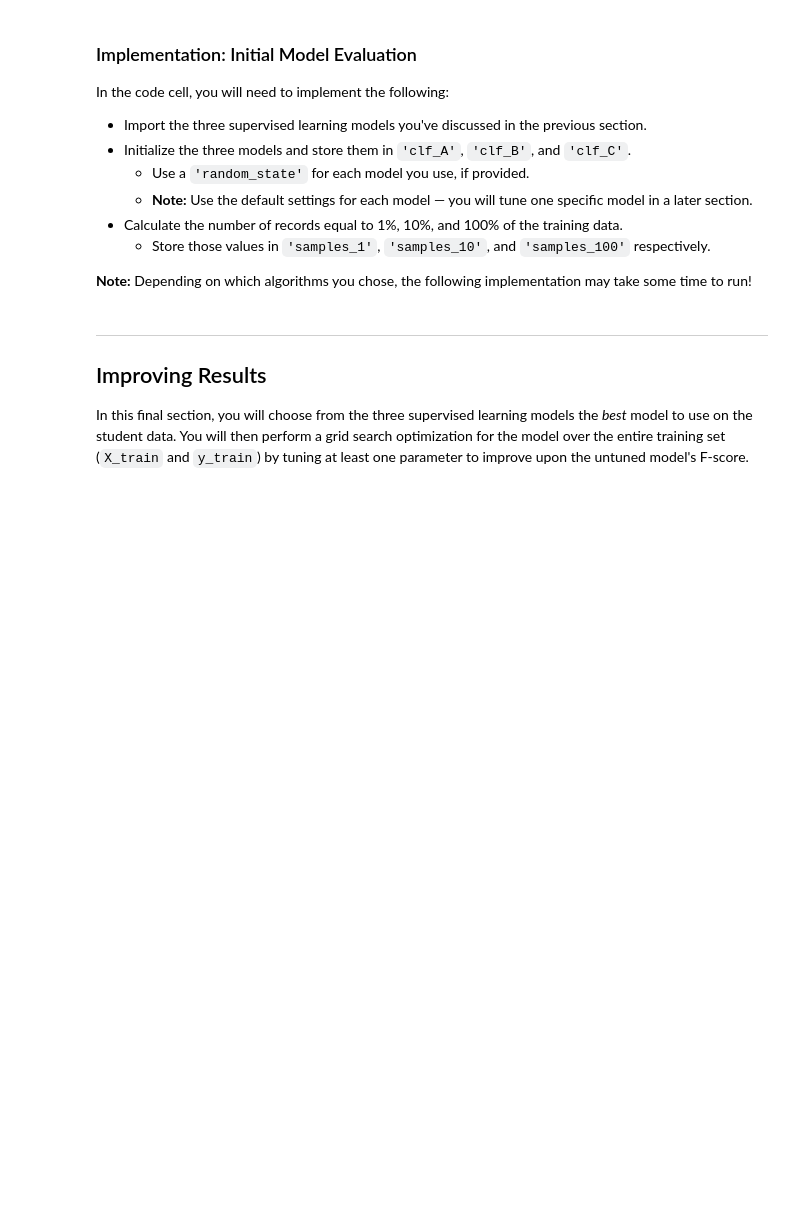
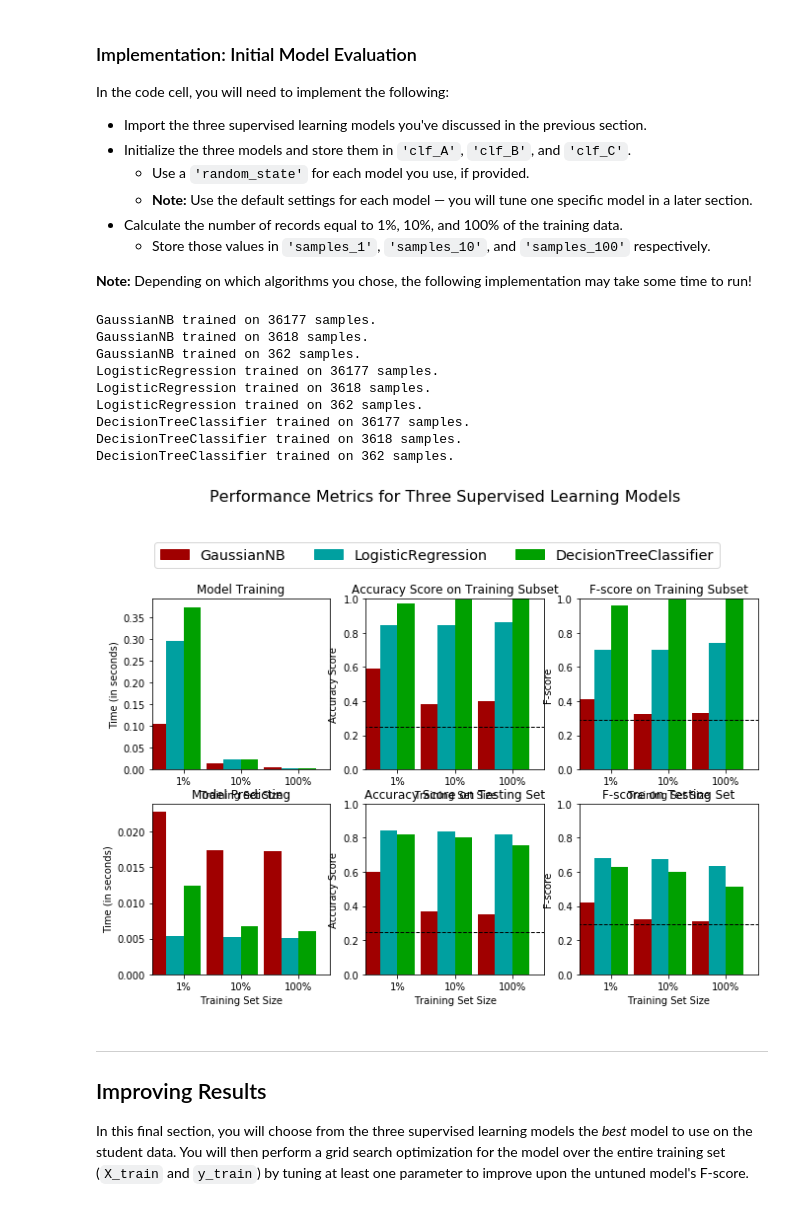
Before and after one commit to Sarah906/DSND_Term1, a Jupyter notebook: projects/p1_charityml/finding_donors.ipynb, the cells around one changed output. Cells and saved outputs as stored; diff of their text form; code cells hidden in the pictures; blank space fills up the shorter version.

```diff
--- a/projects/p1_charityml/finding_donors.ipynb
+++ b/projects/p1_charityml/finding_donors.ipynb
@@ -265,11 +238,8 @@ TN = 0 # No predicted negatives in the naive case
 FN = 0 # No predicted negatives in the naive case
 
 # TODO: Calculate accuracy, precision and recall
-# Accuracy = TP+TN/TP+FP+FN+TN
-accuracy = TP+TN/TP+FP+FN+TN
-# Recall = TP/TP+FN
+accuracy = (TP+TN)/(TP+FP+FN+TN)
 recall = (TP /(TP+FN))
-# Precision = TP/TP+FP
 precision = (TP /(TP+FP))
 
 # TODO: Calculate F-score using the formula above for beta = 0.5 and correct values for precision and recall.
@@ -415,7 +376,7 @@ def train_predict(learner, sample_size, X_train, y_train, X_test, y_test):
 
     # TODO: Fit the learner to the training data using slicing with 'sample_size' using .fit(training_features[:], training_labels[:])
     start = time() # Get start time
-    learner =     learner.fit(X_train,y_train)
+    learner = learner.fit(X_train[:sample_size],y_train[:sample_size])
 
 
 
@@ -429,23 +390,23 @@ def train_predict(learner, sample_size, X_train, y_train, X_test, y_test):
     #       then get predictions on the first 300 training samples(X_train) using .predict()
     start = time() # Get start time
     predictions_test = learner.predict(X_test)
-    predictions_train = learner.predict(X_train)
+    predictions_train = learner.predict(X_train[:300])
     end = time() # Get end time
 
     # TODO: Calculate the total prediction time
     results['pred_time'] = end-start
 
     # TODO: Compute accuracy on the first 300 training samples which is y_train[:300]
-    results['acc_train'] = accuracy_score(y_train,predictions_train)
+    results['acc_train'] = accuracy_score(y_train[:300],predictions_train)
 
     # TODO: Compute accuracy on test set using accuracy_score()
     results['acc_test'] = accuracy_score(y_test,predictions_test)
 
     # TODO: Compute F-score on the the first 300 training samples using fbeta_score()
-    results['f_train'] = fbeta_score(y_train,predictions_train ,beta=0.5)
+    results['f_train'] = fbeta_score(y_train[:300],predictions_train , average='binary' ,beta=0.5)
 
     # TODO: Compute F-score on the test set which is y_test
-    results['f_test'] = fbeta_score(y_test,predictions_test, beta=0.5)
+    results['f_test'] = fbeta_score(y_test,predictions_test, average='binary' ,beta=0.5)
 
     # Success
     print("{} trained on {} samples.".format(learner.__class__.__name__, sample_size))
@@ -466,32 +427,44 @@ In the code cell, you will need to implement the following:
 # %%
 # TODO: Import the three supervised learning models from sklearn
 from sklearn.linear_model import LogisticRegression
 from sklearn.tree import DecisionTreeClassifier
-from sklearn.neighbors import KNeighborsClassifier
+from sklearn.naive_bayes import GaussianNB
+
 # TODO: Initialize the three models
-clf_A = KNeighborsClassifier()
+clf_A = GaussianNB()
 clf_B = LogisticRegression()
 clf_C = DecisionTreeClassifier()
 
 # TODO: Calculate the number of samples for 1%, 10%, and 100% of the training data
 # HINT: samples_100 is the entire training set i.e. len(y_train)
 # HINT: samples_10 is 10% of samples_100 (ensure to set the count of the values to be `int` and not `float`)
 # HINT: samples_1 is 1% of samples_100 (ensure to set the count of the values to be `int` and not `float`)
-samples_100 = len(y_train)
-samples_10 = (len(y_train)/100)*10
-samples_1 = (len(y_train)/100)*1
+samples_100 = round(len(X_train) /100)
+samples_10 =  round(len(X_train) / 10)
+samples_1 =   round(len(X_train))
 
 # Collect results on the learners
 results = {}
 for clf in [clf_A, clf_B, clf_C]:
     clf_name = clf.__class__.__name__
     results[clf_name] = {}
     for i, samples in enumerate([samples_1, samples_10, samples_100]):
         results[clf_name][i] = \
         train_predict(clf, samples, X_train, y_train, X_test, y_test)
 
 # Run metrics visualization for the three supervised learning models chosen
 vs.evaluate(results, accuracy, fscore)
+# %% [output]
+GaussianNB trained on 36177 samples.
+GaussianNB trained on 3618 samples.
+GaussianNB trained on 362 samples.
+LogisticRegression trained on 36177 samples.
+LogisticRegression trained on 3618 samples.
+LogisticRegression trained on 362 samples.
+DecisionTreeClassifier trained on 36177 samples.
+DecisionTreeClassifier trained on 3618 samples.
+DecisionTreeClassifier trained on 362 samples.
+[figure, added]
 # %% [markdown]
 ----
 ## Improving Results
```
Also changed, not shown: parts of 33 cells of this notebook.
